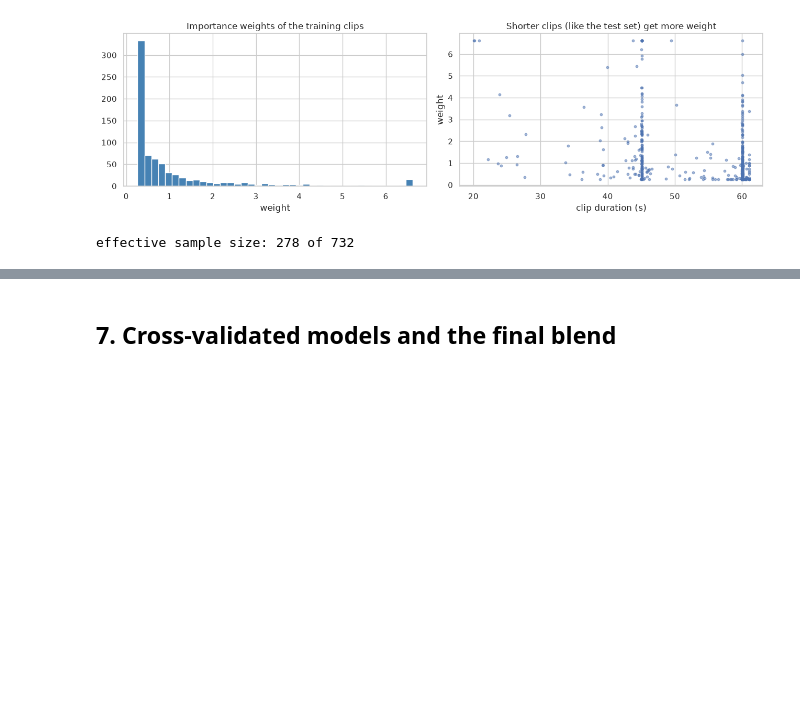
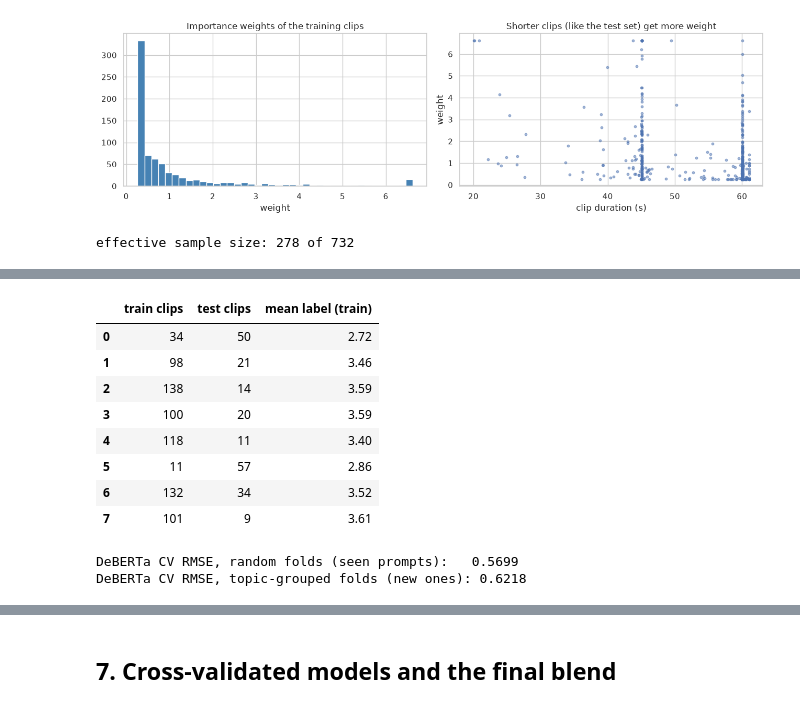
Before and after one commit to harsh-tr3010/SHL-assignment---Harsh-Tripathi, a Jupyter notebook: notebooks/grammar_scoring.ipynb, the cells around one changed output, grey strips where cells are left out. Drawn from its saved outputs; the diff is of its cells as text; code cells hidden in the pictures; blank space fills up the shorter version.

```diff
--- a/notebooks/grammar_scoring.ipynb
+++ b/notebooks/grammar_scoring.ipynb
@@ -239,0 +245,22 @@ effective sample size: 278 of 732
+# %%
+ttr = pd.read_parquet(FEAT / "train_topic.parquet").loc[y.index, "topic"]
+tte = pd.read_parquet(FEAT / "test_topic.parquet").loc[test_idx, "topic"]
+topic_tbl = pd.DataFrame({"train clips": ttr.value_counts(), "test clips": tte.value_counts(),
+                          "mean label (train)": y.groupby(ttr.values).mean()}).sort_index().round(2)
+display(topic_tbl)
+deb_rand = pd.read_parquet(FEAT / "train_deberta.parquet").loc[y.index, "deberta"]
+deb_topic = pd.read_parquet(FEAT / "train_deberta_topic.parquet").loc[y.index, "deberta_topic"]
+print(f"DeBERTa CV RMSE, random folds (seen prompts):   {T.rmse(y, deb_rand):.4f}")
+print(f"DeBERTa CV RMSE, topic-grouped folds (new ones): {T.rmse(y, deb_topic):.4f}")
+# %% [output]
+|  | train clips | test clips | mean label (train) |
+| 0 | 34 | 50 | 2.72 |
+| 1 | 98 | 21 | 3.46 |
+| 2 | 138 | 14 | 3.59 |
+| 3 | 100 | 20 | 3.59 |
+| 4 | 118 | 11 | 3.40 |
+| 5 | 11 | 57 | 2.86 |
+| 6 | 132 | 34 | 3.52 |
+| 7 | 101 | 9 | 3.61 |
+DeBERTa CV RMSE, random folds (seen prompts):   0.5699
+DeBERTa CV RMSE, topic-grouped folds (new ones): 0.6218
```
Also changed, not shown: parts of 9 cells of this notebook, 18 other files.
